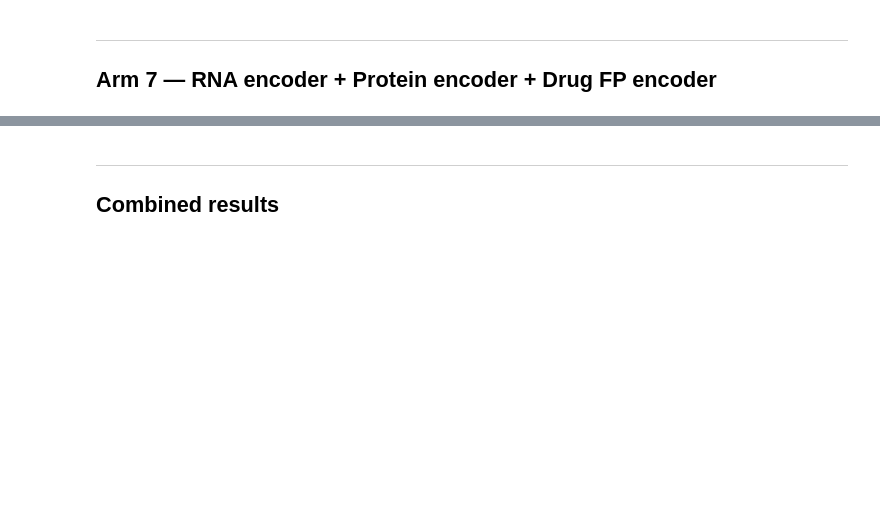
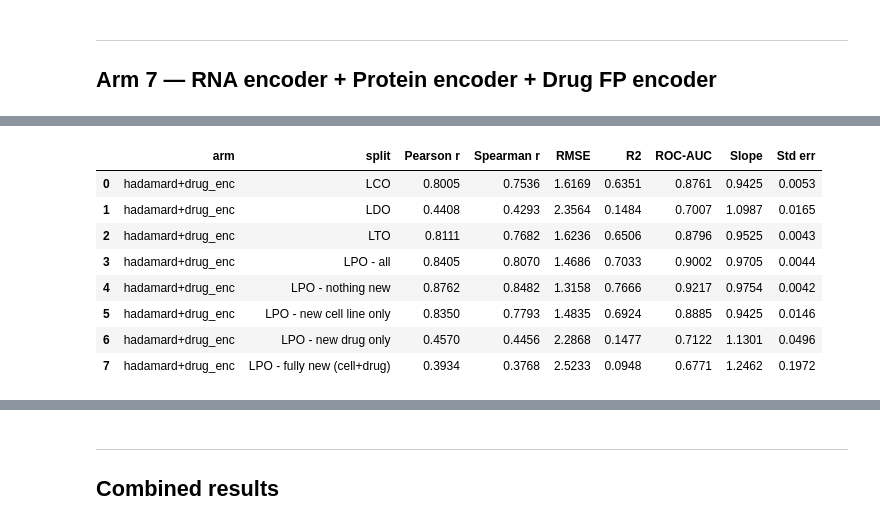
Before and after one commit to fshokor/multiomics-drug-response, a Jupyter notebook: notebooks/12_concat_multimodal.ipynb, the cells around one changed output, grey strips where cells are left out. Saved outputs shown, nothing was run; the diff lists cells and outputs as text; code cells hidden in the pictures; blank space fills up the shorter version.

```diff
--- a/notebooks/12_concat_multimodal.ipynb
+++ b/notebooks/12_concat_multimodal.ipynb
@@ -1009,0 +1033,12 @@ arm7_results
+# %%
+# Shared dataloader for arms 8 & 9 — same key order as arm 7
+ARM_ALL_KEYS = ['rna', 'protein', 'drug']
+arm89_train_loader = make_dataloader(train_matrices, ARM_ALL_KEYS, BATCH_SIZE, shuffle=True)
+arm89_val_loader   = make_dataloader(val_matrices,   ARM_ALL_KEYS, BATCH_SIZE, shuffle=False)
+# %%
+arm8_model = OmicsFusionMLP(
+    rna_dim=DIM_RNA, protein_dim=DIM_PROTEIN, drug_dim=DIM_DRUG_FP,
+    fusion_mode='hadamard',
+)
+print(f'Arm 8 (hadamard) parameters: {count_parameters(arm8_model):,}')
+print('  Note: same param count as arm 7 — hadamard adds no parameters')
@@ -1009,0 +1048,11 @@ arm7_results
+# %%
+arm8_model, arm8_history = fit_fusion_mlp(
+    model=arm8_model,
+    train_loader=arm89_train_loader,
+    val_loader=arm89_val_loader,
+    arm_name='hadamard omics + drug_enc',
+    num_epochs=NUM_EPOCHS,
+    patience=PATIENCE,
+    checkpoint_path=RESULTS_DIR / 'checkpoints' / 'arm8_hadamard.pt',
+    device=DEVICE,
+)
@@ -1009,0 +1073,19 @@ arm7_results
+# %%
+arm8_preds = {
+    'LCO': (lco_matrices['y'], predict_fusion(arm8_model, lco_matrices)),
+    'LDO': (ldo_matrices['y'], predict_fusion(arm8_model, ldo_matrices)),
+    'LTO': (lto_matrices['y'], predict_fusion(arm8_model, lto_matrices)),
+    'LPO': (lpo_matrices['y'], predict_fusion(arm8_model, lpo_matrices)),
+}
+arm8_results = evaluate_all_splits('hadamard+drug_enc', arm8_preds)
+arm8_results
+# %% [output]
+|  | arm | split | Pearson r | Spearman r | RMSE | R2 | ROC-AUC | Slope | Std err |
+| 0 | hadamard+drug_enc | LCO | 0.8005 | 0.7536 | 1.6169 | 0.6351 | 0.8761 | 0.9425 | 0.0053 |
+| 1 | hadamard+drug_enc | LDO | 0.4408 | 0.4293 | 2.3564 | 0.1484 | 0.7007 | 1.0987 | 0.0165 |
+| 2 | hadamard+drug_enc | LTO | 0.8111 | 0.7682 | 1.6236 | 0.6506 | 0.8796 | 0.9525 | 0.0043 |
+| 3 | hadamard+drug_enc | LPO - all | 0.8405 | 0.8070 | 1.4686 | 0.7033 | 0.9002 | 0.9705 | 0.0044 |
+| 4 | hadamard+drug_enc | LPO - nothing new | 0.8762 | 0.8482 | 1.3158 | 0.7666 | 0.9217 | 0.9754 | 0.0042 |
+| 5 | hadamard+drug_enc | LPO - new cell line only | 0.8350 | 0.7793 | 1.4835 | 0.6924 | 0.8885 | 0.9425 | 0.0146 |
+| 6 | hadamard+drug_enc | LPO - new drug only | 0.4570 | 0.4456 | 2.2868 | 0.1477 | 0.7122 | 1.1301 | 0.0496 |
+| 7 | hadamard+drug_enc | LPO - fully new (cell+drug) | 0.3934 | 0.3768 | 2.5233 | 0.0948 | 0.6771 | 1.2462 | 0.1972 |
```
Also changed, not shown: parts of 43 cells of this notebook, 1 other file.
